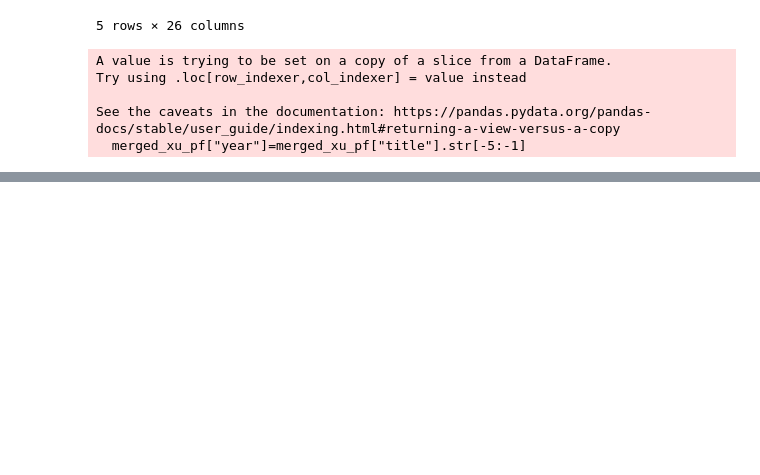
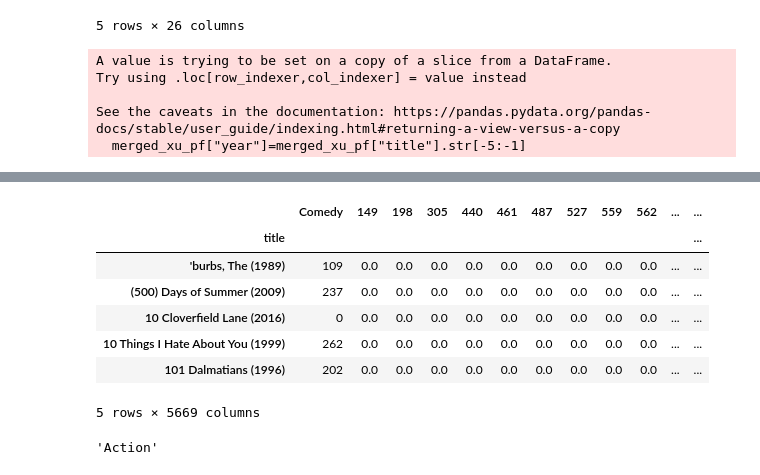
Before and after one commit to bearwinterfirth/movie_recommender, a Jupyter notebook: test.ipynb, the cells around one changed output, grey strips where cells are left out. Drawn from its saved outputs; the diff is of its cells as text; code cells hidden in the pictures; blank space fills up the shorter version.

```diff
--- a/test.ipynb
+++ b/test.ipynb
@@ -207,0 +219,6 @@ merged_xu_pf.describe()
+# %%
+for j in range(11,14):
+    new_df=pd.DataFrame(merged_xu_pf.groupby("title")[merged_xu_pf.columns[j]].sum())
+    design_matrix=new_df.merge(design_matrix, on="title")
+
+design_matrix.head()
@@ -207,0 +234,16 @@ merged_xu_pf.describe()
+# %%
+df2=comedy2.merge(design_matrix, on="title")
+df2.head()
+# %% [output]
+|  | Comedy | 149 | 198 | 305 | 440 | 461 | 487 | 527 | 559 | 562 | ... | ... |
+| title |  |  |  |  |  |  |  |  |  |  |  | ... |
+| 'burbs, The (1989) | 109 | 0.0 | 0.0 | 0.0 | 0.0 | 0.0 | 0.0 | 0.0 | 0.0 | 0.0 | ... | ... |
+| (500) Days of Summer (2009) | 237 | 0.0 | 0.0 | 0.0 | 0.0 | 0.0 | 0.0 | 0.0 | 0.0 | 0.0 | ... | ... |
+| 10 Cloverfield Lane (2016) | 0 | 0.0 | 0.0 | 0.0 | 0.0 | 0.0 | 0.0 | 0.0 | 0.0 | 0.0 | ... | ... |
+| 10 Things I Hate About You (1999) | 262 | 0.0 | 0.0 | 0.0 | 0.0 | 0.0 | 0.0 | 0.0 | 0.0 | 0.0 | ... | ... |
+| 101 Dalmatians (1996) | 202 | 0.0 | 0.0 | 0.0 | 0.0 | 0.0 | 0.0 | 0.0 | 0.0 | 0.0 | ... | ... |
+5 rows × 5669 columns
+# %%
+merged_xu_pf.columns[15]
+# %% [output]
+'Action'
```
Also changed, not shown: parts of 7 cells of this notebook.
